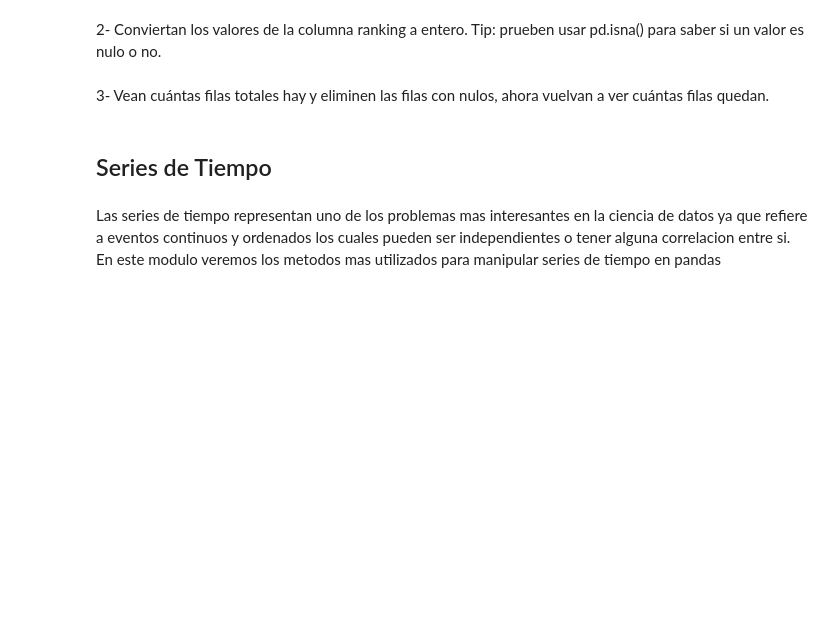
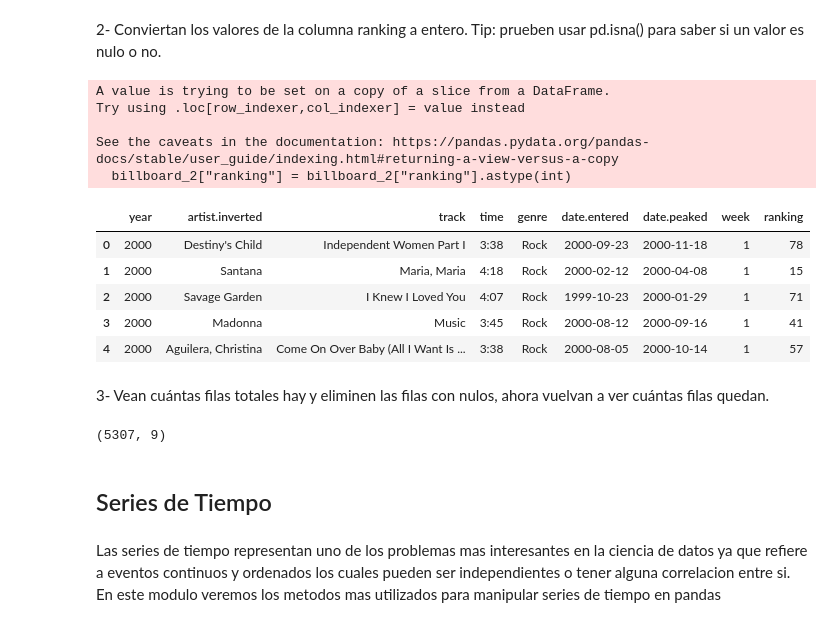
Before and after one commit to SunFanton/python-courses, a Jupyter notebook: humai/analisis-de-datos-Humai/04_Data_Wrangling/data_wrangling_avanzado.ipynb, the cells around one changed output. Cells and saved outputs as stored; diff of their text form; code cells hidden in the pictures; blank space fills up the shorter version.

```diff
--- a/humai/analisis-de-datos-Humai/04_Data_Wrangling/data_wrangling_avanzado.ipynb
+++ b/humai/analisis-de-datos-Humai/04_Data_Wrangling/data_wrangling_avanzado.ipynb
@@ -559,3 +647,17 @@ billboard_2.head()
 ### Ejercicios
 # %% [markdown]
 1- Quédense sólo con la parte numérica de week sin usar regex, y conviertan a número los valores de la columna.
+# %%
+billboard_2["week"] = (
+    billboard_2["week"]
+    .str.replace(".week", "")
+    .str.replace("x", "")
+    .str.replace("st", "")
+    .str.replace("nd", "")
+    .str.replace("rd", "")
+    .str.replace("th", "")
+)
+
+billboard_2["week"] = billboard_2["week"].astype(int)
+
+billboard_2.head(3)
@@ -562,7 +669,28 @@ billboard_2.head()
 # %% [markdown]
 2- Conviertan los valores de la columna ranking a entero. Tip: prueben usar pd.isna() para saber si un valor es nulo o no.
+# %%
+filtro_na_ranking = ~billboard_2["ranking"].isna()
+billboard_2 = billboard_2[filtro_na_ranking]
+billboard_2["ranking"] = billboard_2["ranking"].astype(int)
+billboard_2.head()
+# %% [output]
+A value is trying to be set on a copy of a slice from a DataFrame.
+Try using .loc[row_indexer,col_indexer] = value instead
+
+See the caveats in the documentation: https://pandas.pydata.org/pandas-docs/stable/user_guide/indexing.html#returning-a-view-versus-a-copy
+  billboard_2["ranking"] = billboard_2["ranking"].astype(int)
+|  | year | artist.inverted | track | time | genre | date.entered | date.peaked | week | ranking |
+| 0 | 2000 | Destiny's Child | Independent Women Part I | 3:38 | Rock | 2000-09-23 | 2000-11-18 | 1 | 78 |
+| 1 | 2000 | Santana | Maria, Maria | 4:18 | Rock | 2000-02-12 | 2000-04-08 | 1 | 15 |
+| 2 | 2000 | Savage Garden | I Knew I Loved You | 4:07 | Rock | 1999-10-23 | 2000-01-29 | 1 | 71 |
+| 3 | 2000 | Madonna | Music | 3:45 | Rock | 2000-08-12 | 2000-09-16 | 1 | 41 |
+| 4 | 2000 | Aguilera, Christina | Come On Over Baby (All I Want Is ... | 3:38 | Rock | 2000-08-05 | 2000-10-14 | 1 | 57 |
 # %% [markdown]
 3- Vean cuántas filas totales hay y eliminen las filas con nulos, ahora vuelvan a ver cuántas filas quedan.
+# %%
+billboard_2.shape
+# %% [output]
+(5307, 9)
 # %% [markdown]
 ## Series de Tiempo
 # %% [markdown]
```
Also changed, not shown: parts of 15 cells of this notebook, 1 other file.
